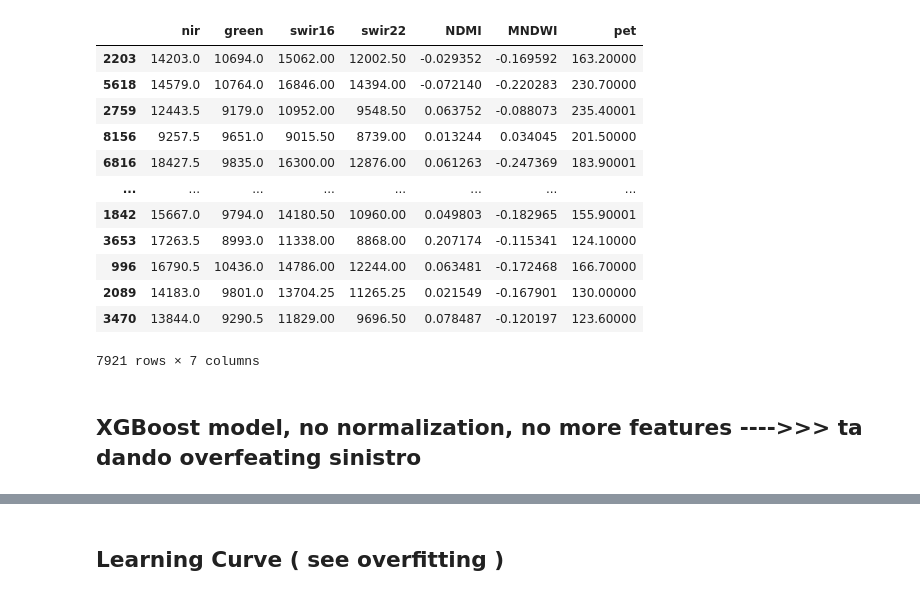
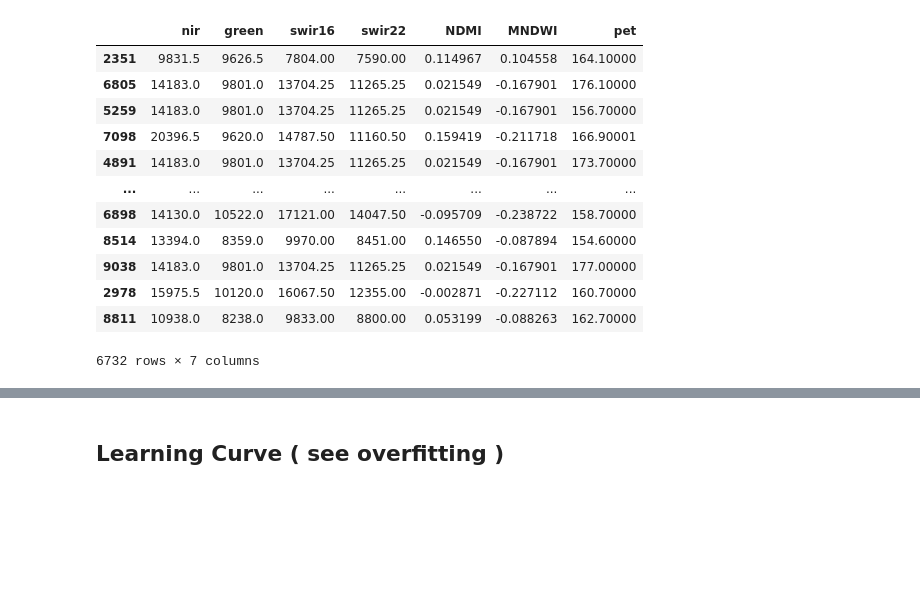
Before and after one commit to Lucas-Bussinger/EY-2026-AI-Challange, a Jupyter notebook: Model/BoostModel.ipynb, the cells around one changed output, grey strips where cells are left out. Saved outputs shown, nothing was run; the diff lists cells and outputs as text; code cells hidden in the pictures; blank space fills up the shorter version.

Commit message:
modelo escolhido

```diff
--- a/Model/BoostModel.ipynb
+++ b/Model/BoostModel.ipynb
@@ -29,37 +27,38 @@ from HelperFunctions import *
 # %%
 landsat_training_data = pd.read_csv('../Datasets/landsat_features_training.csv')
 terra_climate_training_data = pd.read_csv('../Datasets/terraclimate_features_training.csv')
 explained_variables = pd.read_csv('../Datasets/water_quality_training_dataset.csv')
 
 joined_explaining_vars = combine_two_datasets(landsat_training_data, terra_climate_training_data)
 full_dataset = combine_two_datasets(joined_explaining_vars, explained_variables)
 
 full_dataset
 
 target_columns = ['Total Alkalinity', 'Electrical Conductance', 'Dissolved Reactive Phosphorus']
 feature_columns = full_dataset.columns.drop(target_columns + ['Sample Date', 'Latitude', 'Longitude'])
 
 Feature_data = full_dataset[feature_columns]
 #Target_data = full_dataset[target_columns]
 
-Target_data = full_dataset['Total Alkalinity']
+Target_data = full_dataset[target_columns]
 
-X_train, X_test, y_train, y_test = train_test_split(Feature_data, Target_data, test_size=0.15)
+
+X_train_val, X_test, y_train_val, y_test = train_test_split(Feature_data, Target_data, test_size=0.15)
+X_train, X_val, y_train, y_val = train_test_split(X_train_val, y_train_val, test_size=0.15)
+
 
 X_train
 # %% [output]
 |  | nir | green | swir16 | swir22 | NDMI | MNDWI | pet |
-| 2203 | 14203.0 | 10694.0 | 15062.00 | 12002.50 | -0.029352 | -0.169592 | 163.20000 |
-| 5618 | 14579.0 | 10764.0 | 16846.00 | 14394.00 | -0.072140 | -0.220283 | 230.70000 |
-| 2759 | 12443.5 | 9179.0 | 10952.00 | 9548.50 | 0.063752 | -0.088073 | 235.40001 |
-| 8156 | 9257.5 | 9651.0 | 9015.50 | 8739.00 | 0.013244 | 0.034045 | 201.50000 |
-| 6816 | 18427.5 | 9835.0 | 16300.00 | 12876.00 | 0.061263 | -0.247369 | 183.90001 |
+| 2351 | 9831.5 | 9626.5 | 7804.00 | 7590.00 | 0.114967 | 0.104558 | 164.10000 |
+| 6805 | 14183.0 | 9801.0 | 13704.25 | 11265.25 | 0.021549 | -0.167901 | 176.10000 |
+| 5259 | 14183.0 | 9801.0 | 13704.25 | 11265.25 | 0.021549 | -0.167901 | 156.70000 |
+| 7098 | 20396.5 | 9620.0 | 14787.50 | 11160.50 | 0.159419 | -0.211718 | 166.90001 |
+| 4891 | 14183.0 | 9801.0 | 13704.25 | 11265.25 | 0.021549 | -0.167901 | 173.70000 |
 | ... | ... | ... | ... | ... | ... | ... | ... |
-| 1842 | 15667.0 | 9794.0 | 14180.50 | 10960.00 | 0.049803 | -0.182965 | 155.90001 |
-| 3653 | 17263.5 | 8993.0 | 11338.00 | 8868.00 | 0.207174 | -0.115341 | 124.10000 |
-| 996 | 16790.5 | 10436.0 | 14786.00 | 12244.00 | 0.063481 | -0.172468 | 166.70000 |
-| 2089 | 14183.0 | 9801.0 | 13704.25 | 11265.25 | 0.021549 | -0.167901 | 130.00000 |
-| 3470 | 13844.0 | 9290.5 | 11829.00 | 9696.50 | 0.078487 | -0.120197 | 123.60000 |
+| 6898 | 14130.0 | 10522.0 | 17121.00 | 14047.50 | -0.095709 | -0.238722 | 158.70000 |
+| 8514 | 13394.0 | 8359.0 | 9970.00 | 8451.00 | 0.146550 | -0.087894 | 154.60000 |
+| 9038 | 14183.0 | 9801.0 | 13704.25 | 11265.25 | 0.021549 | -0.167901 | 177.00000 |
+| 2978 | 15975.5 | 10120.0 | 16067.50 | 12355.00 | -0.002871 | -0.227112 | 160.70000 |
+| 8811 | 10938.0 | 8238.0 | 9833.00 | 8800.00 | 0.053199 | -0.088263 | 162.70000 |
-7921 rows × 7 columns
+6732 rows × 7 columns
-# %% [markdown]
-## XGBoost model, no normalization, no more features ---->>> ta dando overfeating sinistro
```
Also changed, not shown: parts of 26 cells of this notebook, 1 other file.
